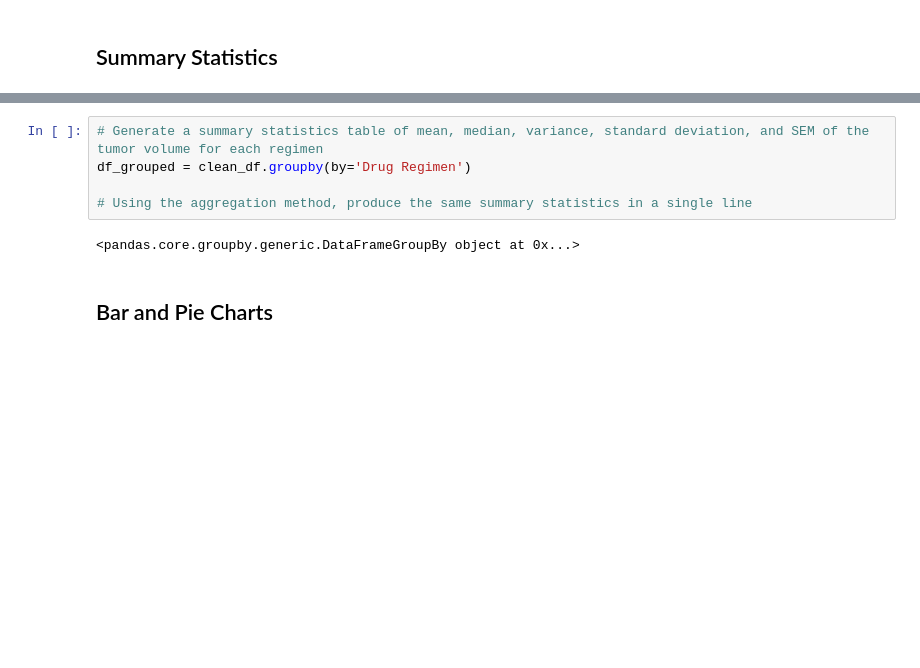
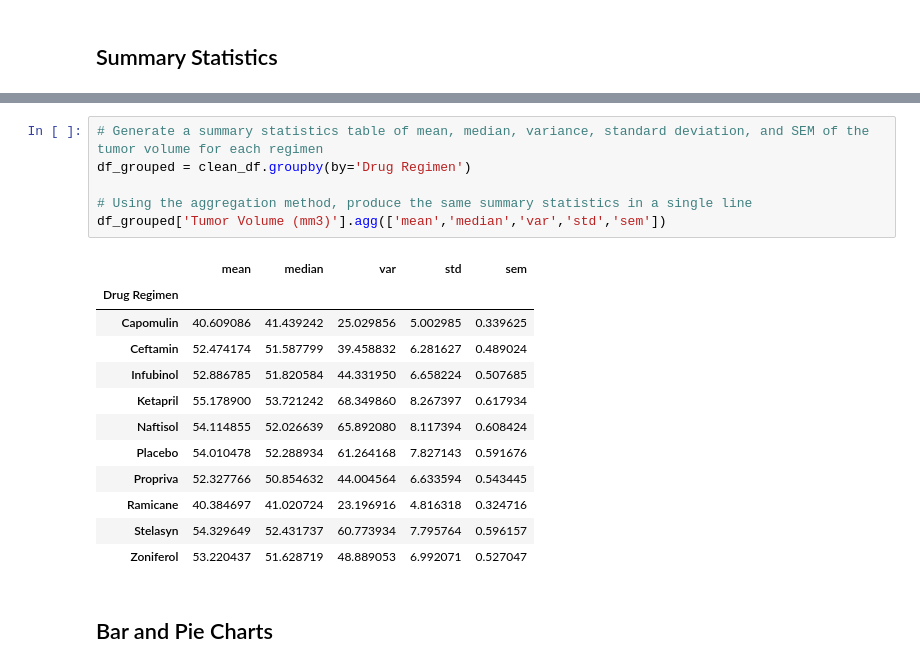
Before and after one commit to reyno255/matplotlib-challenge, a Jupyter notebook: Instructions/Pymaceuticals/main.ipynb, the cells around one changed output, grey strips where cells are left out. Drawn from its saved outputs; the diff is of its cells as text; blank space fills up the shorter version.

```diff
--- a/Instructions/Pymaceuticals/main.ipynb
+++ b/Instructions/Pymaceuticals/main.ipynb
@@ -120,10 +121,22 @@ summary_stats_df
 # %%
 # Generate a summary statistics table of mean, median, variance, standard deviation, and SEM of the tumor volume for each regimen
 df_grouped = clean_df.groupby(by='Drug Regimen')
 
 # Using the aggregation method, produce the same summary statistics in a single line
+df_grouped['Tumor Volume (mm3)'].agg(['mean','median','var','std','sem'])
 # %% [output]
-<pandas.core.groupby.generic.DataFrameGroupBy object at 0x...>
+|  | mean | median | var | std | sem |
+| Drug Regimen |  |  |  |  |  |
+| Capomulin | 40.609086 | 41.439242 | 25.029856 | 5.002985 | 0.339625 |
+| Ceftamin | 52.474174 | 51.587799 | 39.458832 | 6.281627 | 0.489024 |
+| Infubinol | 52.886785 | 51.820584 | 44.331950 | 6.658224 | 0.507685 |
+| Ketapril | 55.178900 | 53.721242 | 68.349860 | 8.267397 | 0.617934 |
+| Naftisol | 54.114855 | 52.026639 | 65.892080 | 8.117394 | 0.608424 |
+| Placebo | 54.010478 | 52.288934 | 61.264168 | 7.827143 | 0.591676 |
+| Propriva | 52.327766 | 50.854632 | 44.004564 | 6.633594 | 0.543445 |
+| Ramicane | 40.384697 | 41.020724 | 23.196916 | 4.816318 | 0.324716 |
+| Stelasyn | 54.329649 | 52.431737 | 60.773934 | 7.795764 | 0.596157 |
+| Zoniferol | 53.220437 | 51.628719 | 48.889053 | 6.992071 | 0.527047 |
 # %% [markdown]
 ## Bar and Pie Charts
 # %%
```
Also changed, not shown: parts of 4 cells of this notebook.
